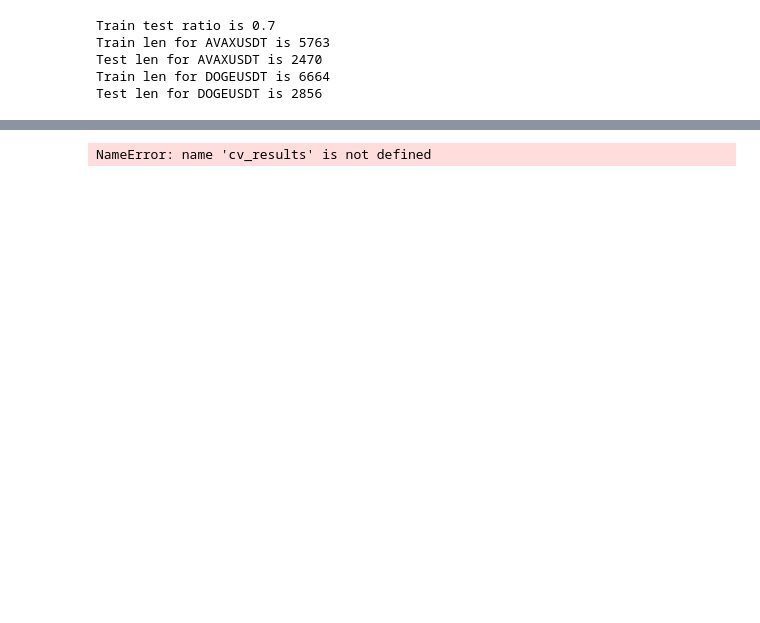
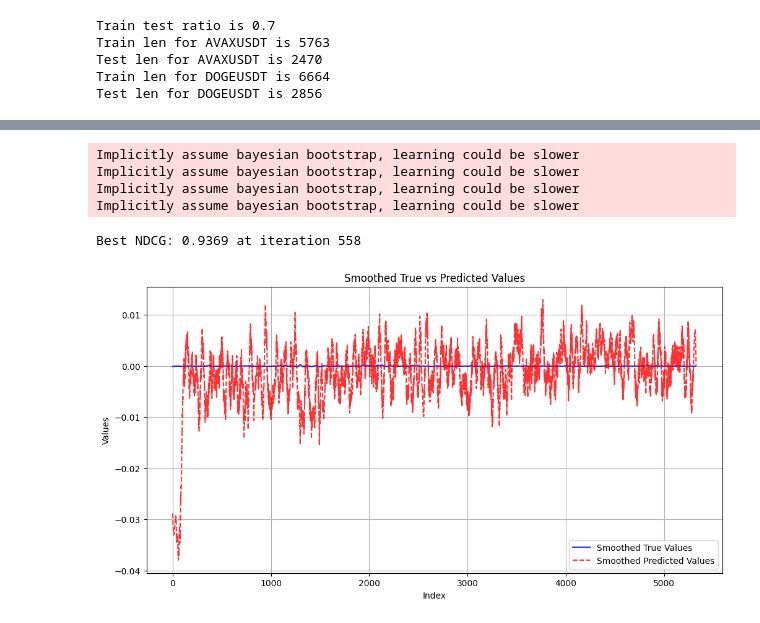
Before and after one commit to B0R0koko/microstructure_price_prediction, a Jupyter notebook: src/data_analysis/catboost_ranker.ipynb, the cells around one changed output, grey strips where cells are left out. Cells and saved outputs as stored; diff of their text form; code cells hidden in the pictures; blank space fills up the shorter version.

Commit message:
CatboostRanker is done

```diff
--- a/src/data_analysis/catboost_ranker.ipynb
+++ b/src/data_analysis/catboost_ranker.ipynb
@@ -152,4 +129,0 @@ KeyError: 'test-NDCG-mean'
-# %%
-print(cv_results.keys())
-# %% [output]
-NameError: name 'cv_results' is not defined
@@ -155,0 +136,40 @@ NameError: name 'cv_results' is not defined
+# %%
+ranker_model = CatBoostRanker(**study.best_params)
+train_pool = prepare_data_for_ranker(X_train=X_train,
+                                        y_train=y_train,
+                                        group_id=group_id,
+                                        cat_features=cat_features)
+ranker_model.fit(train_pool, verbose=False)
+
+test_pool = prepare_data_for_ranker(X_train=X_test,
+                                        y_train=y_test,
+                                        group_id=group_id,
+                                        cat_features=cat_features)
+
+# Note that preds here is scores of relative importance of item within a ranking context.
+# It is not returns.
+# Although this scores are correlated with returns obviously.
+preds = ranker_model.predict(test_pool)
+
+metrics = ranker_model.eval_metrics(
+    data=test_pool,
+    metrics=["NDCG"],
+    ntree_start=0,
+    ntree_end=ranker_model.tree_count_,
+    eval_period=1
+)
+
+# Extract and analyze NDCG
+ndcg_values = metrics["NDCG:type=Base"]
+best_ndcg = max(ndcg_values)
+best_iteration = ndcg_values.index(best_ndcg)
+
+print(f"Best NDCG: {best_ndcg:.4f} at iteration {best_iteration}")
+plot_predictions(y_test, y_pred=preds)
+# %% [output]
+Implicitly assume bayesian bootstrap, learning could be slower
+Implicitly assume bayesian bootstrap, learning could be slower
+Implicitly assume bayesian bootstrap, learning could be slower
+Implicitly assume bayesian bootstrap, learning could be slower
+Best NDCG: 0.9369 at iteration 558
+[figure, added]
```
Also changed, not shown: parts of 5 cells of this notebook, 36 other files.
